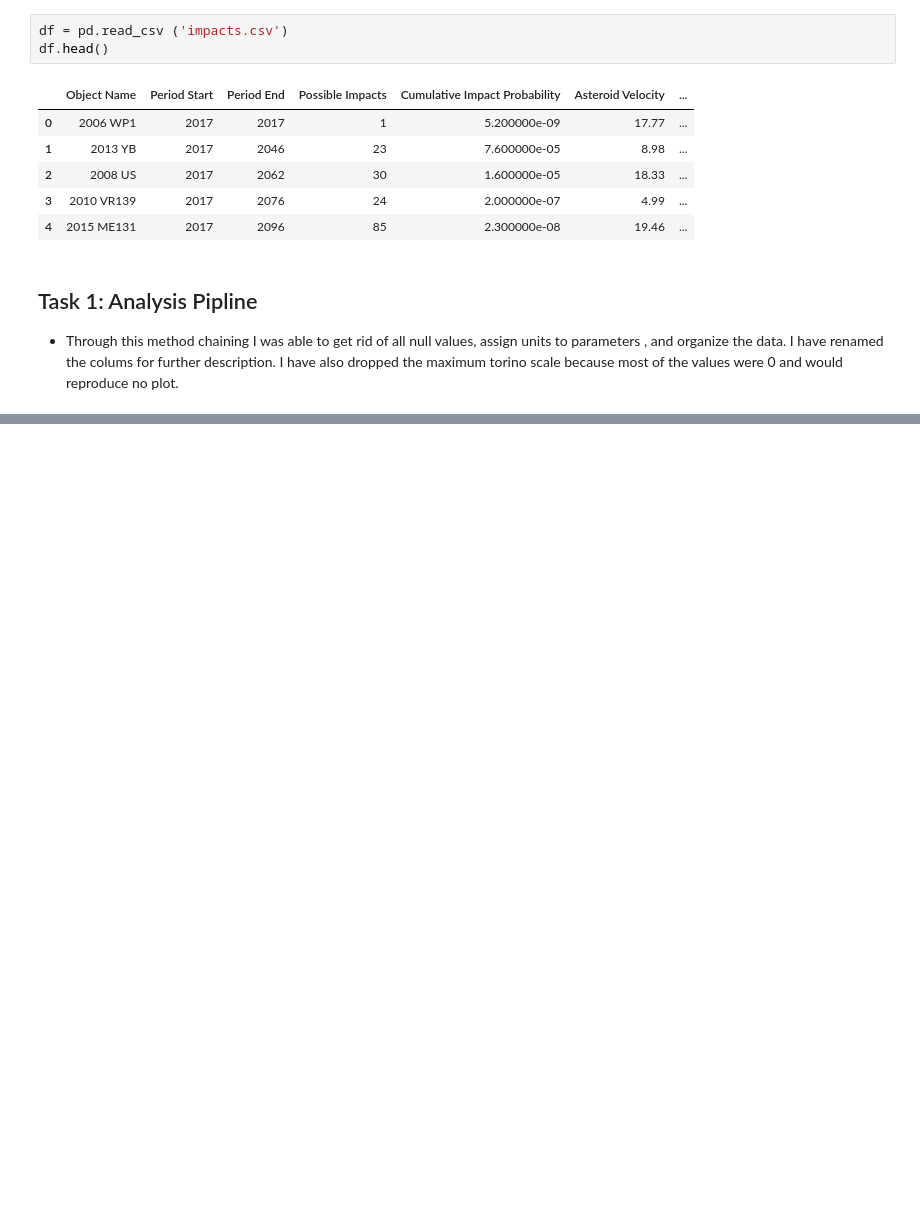
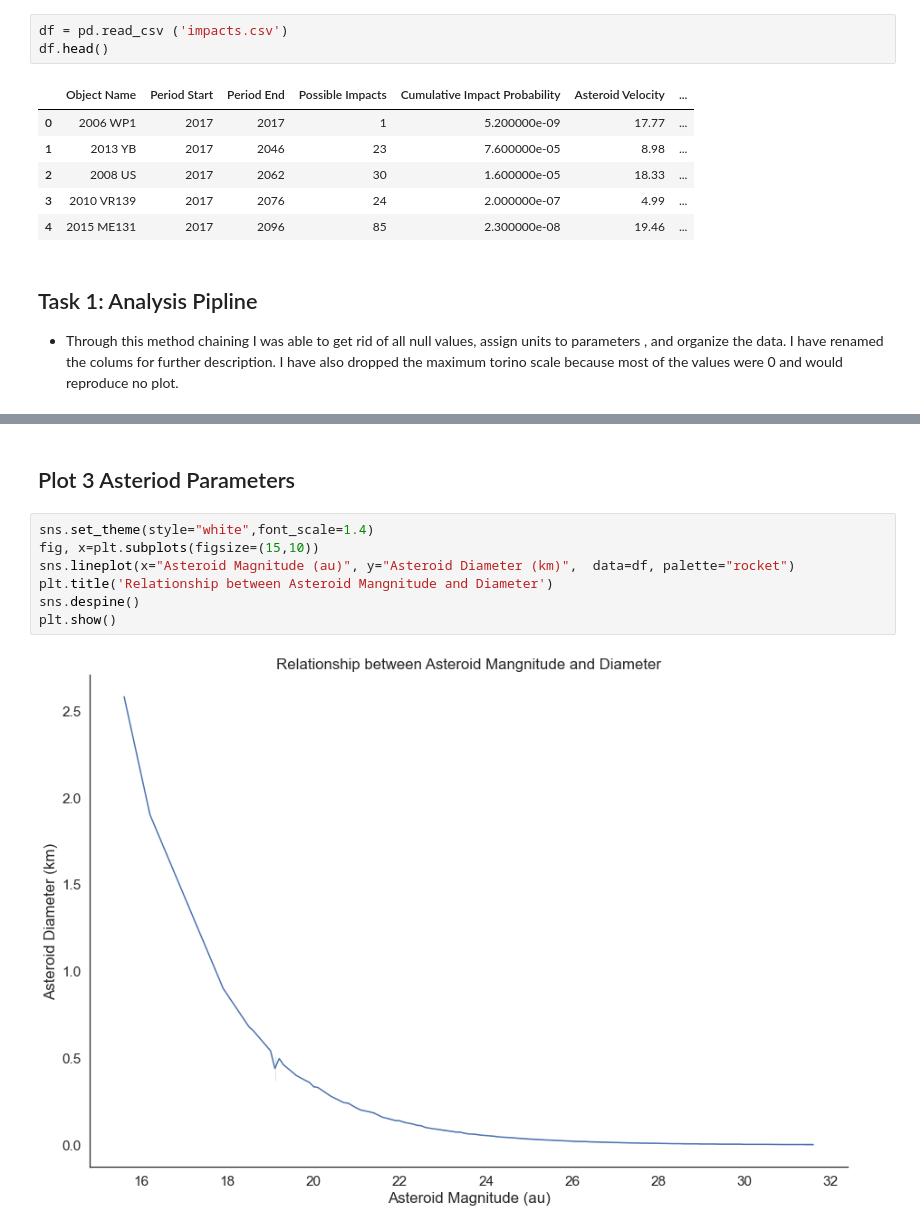
Before and after one commit to data301-2021-summer2/Group-43-Project, a Jupyter notebook: analysis/AmmarRiyadh/Milestone2.ipynb, the cells around one changed output, grey strips where cells are left out. Saved outputs shown, nothing was run; the diff lists cells and outputs as text; blank space fills up the shorter version.

```diff
--- a/analysis/AmmarRiyadh/Milestone2.ipynb
+++ b/analysis/AmmarRiyadh/Milestone2.ipynb
@@ -78,0 +132,11 @@ df
+# %% [markdown]
+## Plot 3 Asteriod Parameters
+# %%
+sns.set_theme(style="white",font_scale=1.4)
+fig, x=plt.subplots(figsize=(15,10))
+sns.lineplot(x="Asteroid Magnitude (au)", y="Asteroid Diameter (km)",  data=df, palette="rocket")
+plt.title('Relationship between Asteroid Mangnitude and Diameter')
+sns.despine()
+plt.show()
+# %% [output]
+[figure, added]
```
Also changed, not shown: parts of 13 cells of this notebook, 1 other file.
